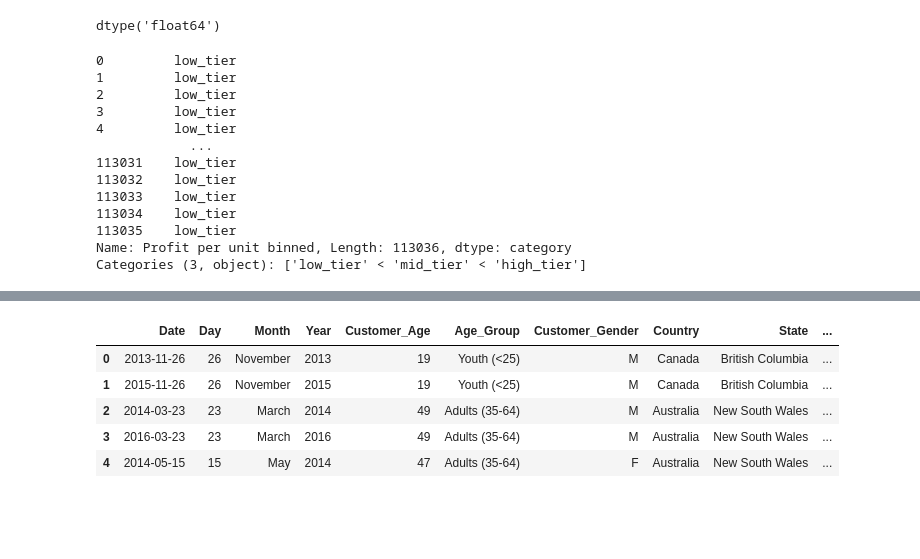
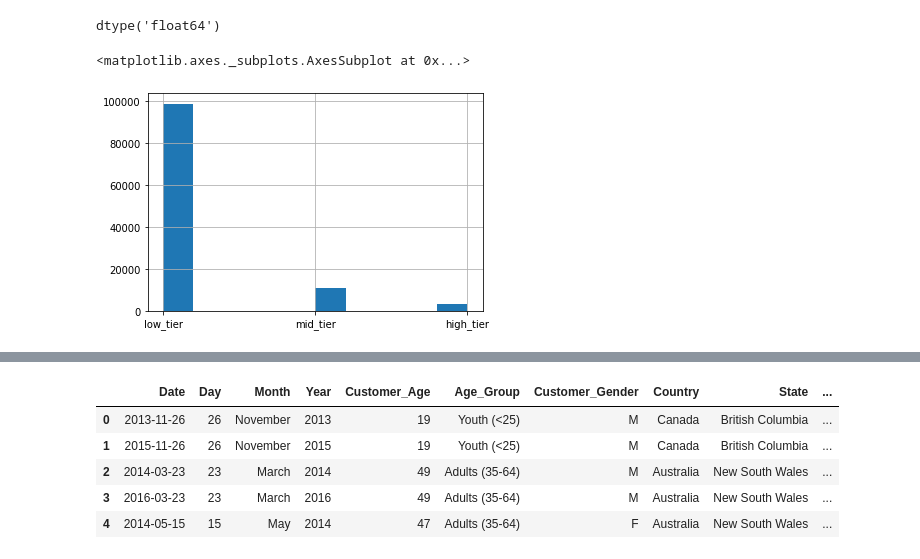
Before and after one commit to Konoko2004/Sales_Data_Analysis, a Jupyter notebook: Dashboard.ipynb, the cells around one changed output, grey strips where cells are left out. Drawn from its saved outputs; the diff is of its cells as text; code cells hidden in the pictures; blank space fills up the shorter version.

```diff
--- a/Dashboard.ipynb
+++ b/Dashboard.ipynb
@@ -58,28 +58,17 @@ raw_data['Profit per unit'].dtype
 # %% [output]
 dtype('float64')
 # %%
-# bin Profits
+# bin profit categories
 
 raw_data['Profit per unit'] = raw_data['Profit']/raw_data['Order_Quantity']
 bins = np.linspace(min(raw_data['Profit per unit']), max(raw_data['Profit per unit']),4)
 bins.dtype
 
 #split into 4 categories : low tier, mid tier, high tier, top tier
 
 bin_groups = ['low_tier','mid_tier','high_tier']
 raw_data['Profit per unit binned'] = pd.cut(raw_data['Profit per unit'], bins, labels = bin_groups, include_lowest = True)
-raw_data['Profit per unit binned']
+raw_data['Profit per unit binned'].hist()
 # %% [output]
-0         low_tier
-1         low_tier
-2         low_tier
-3         low_tier
-4         low_tier
-            ...
-113031    low_tier
-113032    low_tier
-113033    low_tier
-113034    low_tier
-113035    low_tier
-Name: Profit per unit binned, Length: 113036, dtype: category
-Categories (3, object): ['low_tier' < 'mid_tier' < 'high_tier']
+<matplotlib.axes._subplots.AxesSubplot at 0x...>
+[figure, added]
```
Also changed, not shown: parts of 1 cell of this notebook.
